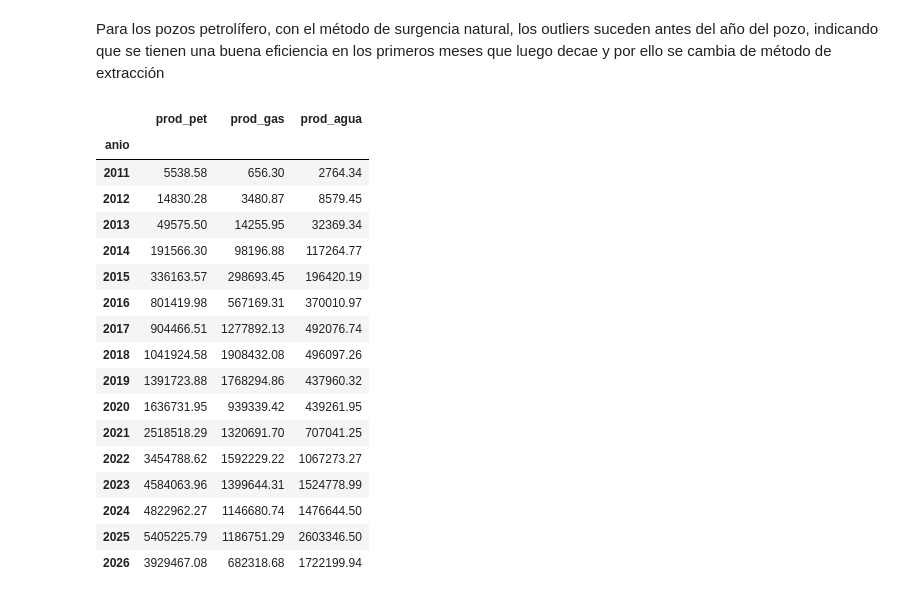
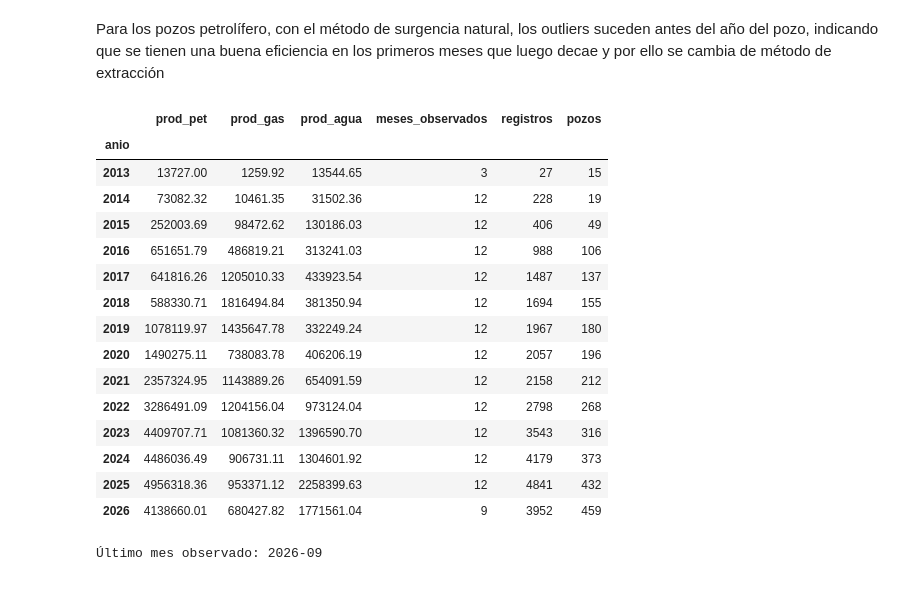
Before and after one commit to molijoaquin-DA/vaca-muerta-produccion, a Jupyter notebook: notebooks/01_exploracion_inicial.ipynb, the cells around one changed output. Drawn from its saved outputs; the diff is of its cells as text; code cells hidden in the pictures.

```diff
--- a/notebooks/01_exploracion_inicial.ipynb
+++ b/notebooks/01_exploracion_inicial.ipynb
@@ -406,7 +418,7 @@ df_areas.drop(columns =['idusuario', 'observaciones', 'idempresa', 'habilitado',
                         'proyecto', 'sub_tipo_recurso'], inplace=True)
 
 # Se eliminan las columnas redundantes
-df_areas.drop(columns=['formprod', 'idareayacimiento', 'idareapermisoconcesion', 'areapermisoconcesion', 'sigla'], inplace=True)
+df_areas.drop(columns=['formprod', 'idareayacimiento', 'idareapermisoconcesion', 'areapermisoconcesion'], inplace=True)
 
 # Como no hay inyección de gas, co2 ni de otro tipo se eliminan dichas columnas
 df_areas.drop(columns=['iny_gas', 'iny_co2', 'iny_otro'], inplace=True)
@@ -435,3 +452,5 @@ Hay 1058 pozos con estado a abandonar pero que no se les setea vida_util = 0 por
+# %%
+df_areas.drop(columns=['vida_util'], inplace=True)
 # %% [markdown]
 ## Inspección de pozos que inyectaron agua
 # %% [markdown]
@@ -595,0 +599,24 @@ df_filtrado.drop(columns=['formacion'], inplace=True)
+# %%
+# Combinaciones permitidas (filas 0 y 1 de la tabla)
+combinaciones_permitidas = [
+    ('Bombeo Mecánico', 'Surgencia Natural'),
+    ('Surgencia Natural',)
+]
+
+# Identificar los pozos que cumplen
+pozos_validos = pozos_comb[
+    pozos_comb.isin(combinaciones_permitidas)
+].index
+
+# Conservar sus registros y aplicar los otros filtros
+df_filtrado = df_areas[
+    df_areas['idpozo'].isin(pozos_validos)
+    & (df_areas['formacion'] == 'vaca muerta')
+    & df_areas['tipopozo'].isin(['Petrolífero', 'Gasífero'])
+].copy()
+
+# Como nos quedamos con una sóla formación ahora la columna sigla ya es redundate
+df_filtrado.drop(columns=['formacion', 'rectificado', 'sigla'], inplace=True)
+
+print('Pozos con combinaciones permitidas:', len(pozos_validos))
+print('Pozos tras los filtros restantes:', df_filtrado['idpozo'].nunique())
@@ -800,28 +1006,31 @@ for fluido, info in fluidos.items():
 # %% [markdown]
 Para los pozos petrolífero, con el método de surgencia natural, los outliers suceden antes del año del pozo, indicando que se tienen una buena eficiencia en los primeros meses que luego decae y por ello se cambia de método de extracción
 # %%
-produccion_anual = (
-df_filtrado
-.groupby('anio')[['prod_pet', 'prod_gas', 'prod_agua']]
-.sum()
+produccion_anual = df_filtrado.groupby('anio')[['prod_pet', 'prod_gas', 'prod_agua']].sum(min_count=1)
+cobertura_anual = df_filtrado.groupby('anio').agg(
+    meses_observados=('mes', 'nunique'), registros=('idpozo', 'size'), pozos=('idpozo', 'nunique')
 )
-produccion_anual
+display(produccion_anual.join(cobertura_anual))
+
+# Reconstruimos la fecha máxima a partir de 'anio' y 'mes' para evitar el KeyError
+ultimo_anio = df_filtrado['anio'].max()
+ultimo_mes = df_filtrado.loc[df_filtrado['anio'] == ultimo_anio, 'mes'].max()
+print(f'Último mes observado: {ultimo_anio}-{ultimo_mes:02d}')
 # %% [output]
-|  | prod_pet | prod_gas | prod_agua |
-| anio |  |  |  |
-| 2011 | 5538.58 | 656.30 | 2764.34 |
-| 2012 | 14830.28 | 3480.87 | 8579.45 |
-| 2013 | 49575.50 | 14255.95 | 32369.34 |
-| 2014 | 191566.30 | 98196.88 | 117264.77 |
-| 2015 | 336163.57 | 298693.45 | 196420.19 |
-| 2016 | 801419.98 | 567169.31 | 370010.97 |
-| 2017 | 904466.51 | 1277892.13 | 492076.74 |
-| 2018 | 1041924.58 | 1908432.08 | 496097.26 |
-| 2019 | 1391723.88 | 1768294.86 | 437960.32 |
-| 2020 | 1636731.95 | 939339.42 | 439261.95 |
-| 2021 | 2518518.29 | 1320691.70 | 707041.25 |
-| 2022 | 3454788.62 | 1592229.22 | 1067273.27 |
-| 2023 | 4584063.96 | 1399644.31 | 1524778.99 |
-| 2024 | 4822962.27 | 1146680.74 | 1476644.50 |
-| 2025 | 5405225.79 | 1186751.29 | 2603346.50 |
-| 2026 | 3929467.08 | 682318.68 | 1722199.94 |
+|  | prod_pet | prod_gas | prod_agua | meses_observados | registros | pozos |
+| anio |  |  |  |  |  |  |
+| 2013 | 13727.00 | 1259.92 | 13544.65 | 3 | 27 | 15 |
+| 2014 | 73082.32 | 10461.35 | 31502.36 | 12 | 228 | 19 |
+| 2015 | 252003.69 | 98472.62 | 130186.03 | 12 | 406 | 49 |
+| 2016 | 651651.79 | 486819.21 | 313241.03 | 12 | 988 | 106 |
+| 2017 | 641816.26 | 1205010.33 | 433923.54 | 12 | 1487 | 137 |
+| 2018 | 588330.71 | 1816494.84 | 381350.94 | 12 | 1694 | 155 |
+| 2019 | 1078119.97 | 1435647.78 | 332249.24 | 12 | 1967 | 180 |
+| 2020 | 1490275.11 | 738083.78 | 406206.19 | 12 | 2057 | 196 |
+| 2021 | 2357324.95 | 1143889.26 | 654091.59 | 12 | 2158 | 212 |
+| 2022 | 3286491.09 | 1204156.04 | 973124.04 | 12 | 2798 | 268 |
+| 2023 | 4409707.71 | 1081360.32 | 1396590.70 | 12 | 3543 | 316 |
+| 2024 | 4486036.49 | 906731.11 | 1304601.92 | 12 | 4179 | 373 |
+| 2025 | 4956318.36 | 953371.12 | 2258399.63 | 12 | 4841 | 432 |
+| 2026 | 4138660.01 | 680427.82 | 1771561.04 | 9 | 3952 | 459 |
+Último mes observado: 2026-09
```
Also changed, not shown: parts of 52 cells of this notebook, 2 other files.
